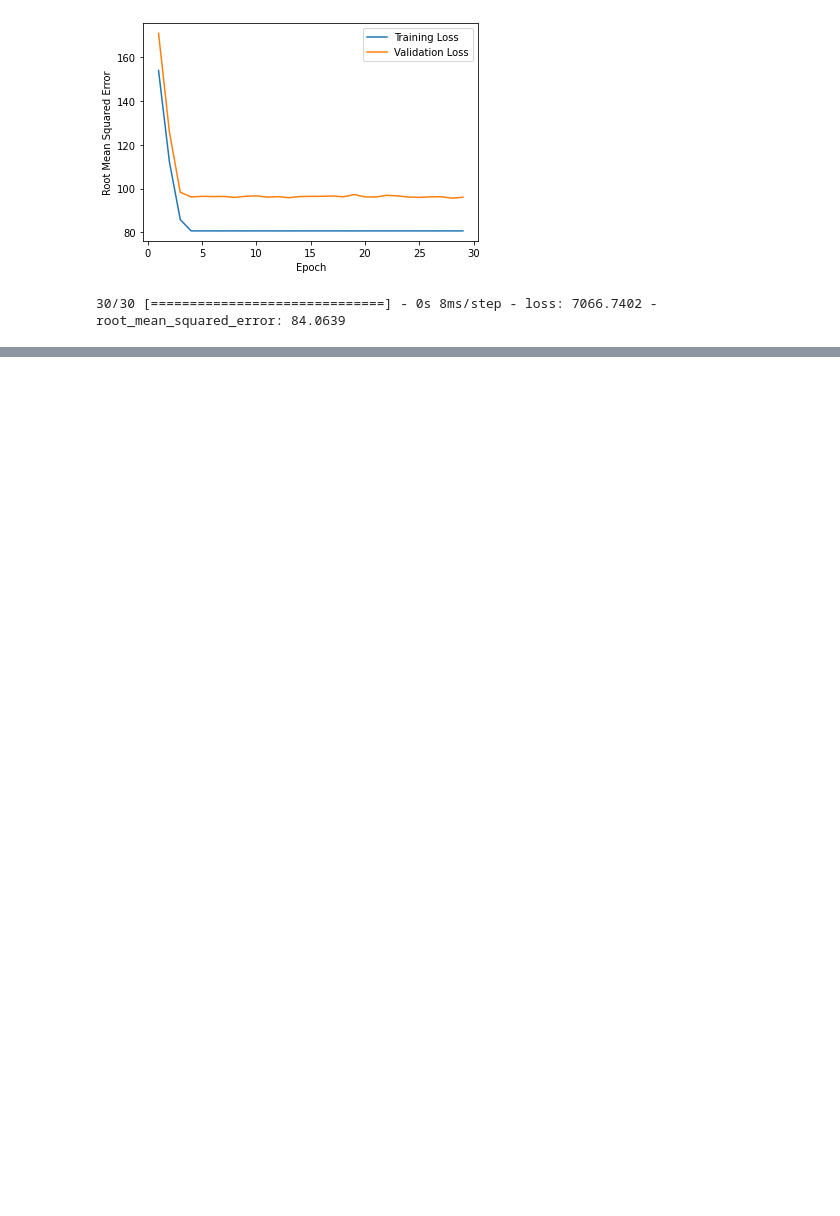
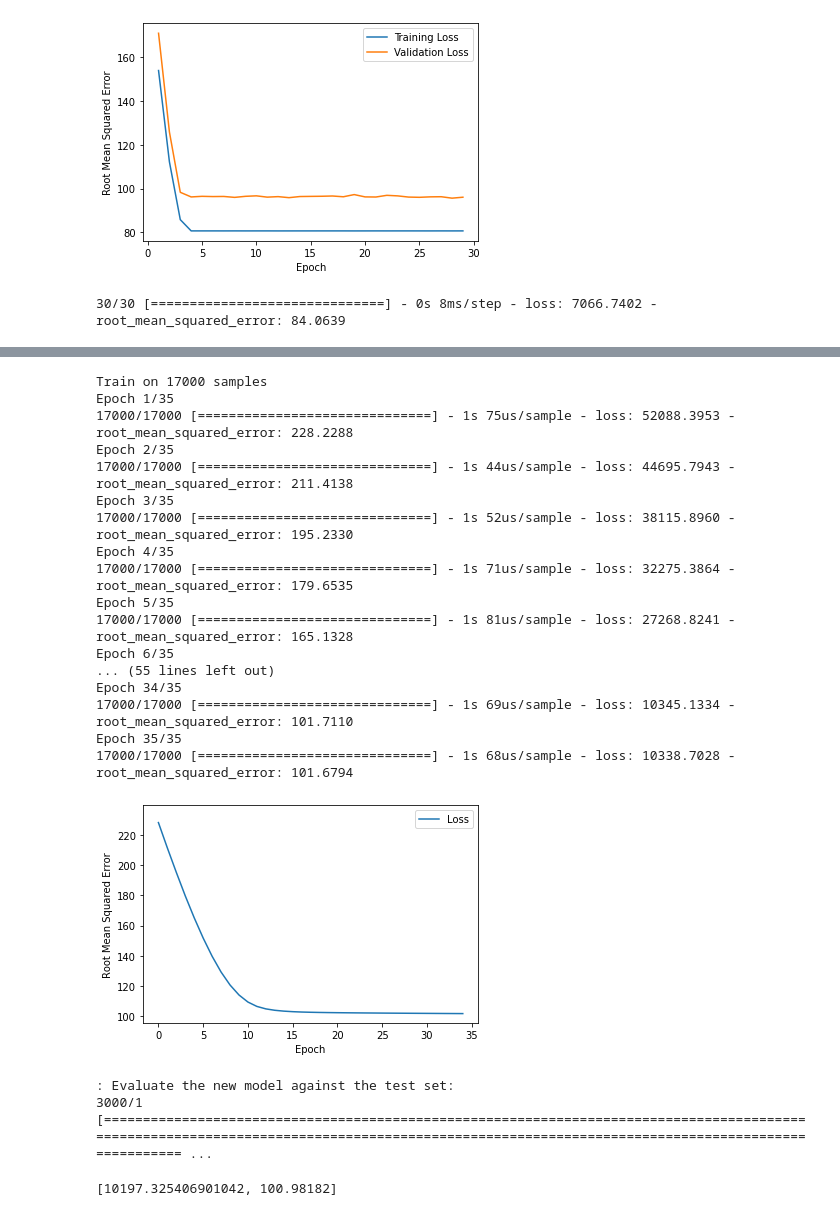
Before and after one commit to codekaust/My-Notes, a Jupyter notebook: Tensorflow/Tensorflow Crash Course/TF.ipynb, the cells around one changed output, grey strips where cells are left out. Saved outputs shown, nothing was run; the diff lists cells and outputs as text; code cells hidden in the pictures; blank space fills up the shorter version.

```diff
--- a/Tensorflow/Tensorflow Crash Course/TF.ipynb
+++ b/Tensorflow/Tensorflow Crash Course/TF.ipynb
@@ -743,0 +906,64 @@ Suppose that you had 1,000,000 different street names in your data set that you
+# %%
+resolution_in_degrees = 1.0
+
+# Create a new empty list that will eventually hold the generated feature column.
+feature_columns = []
+
+# Create a bucket feature column for latitude.
+latitude_as_a_numeric_column = tf.feature_column.numeric_column("latitude")
+latitude_boundaries = list(np.arange(int(min(train_df['latitude'])),
+                                     int(max(train_df['latitude'])),
+                                     resolution_in_degrees))
+latitude = tf.feature_column.bucketized_column(latitude_as_a_numeric_column,
+                                               latitude_boundaries)
+feature_columns.append(latitude)
+
+# Create a bucket feature column for longitude.
+longitude_as_a_numeric_column = tf.feature_column.numeric_column("longitude")
+longitude_boundaries = list(np.arange(int(min(train_df['longitude'])),
+                                      int(max(train_df['longitude'])),
+                                      resolution_in_degrees))
+longitude = tf.feature_column.bucketized_column(longitude_as_a_numeric_column,
+                                                longitude_boundaries)
+feature_columns.append(longitude)
+
+# Convert the list of feature columns into a layer that will ultimately become
+# part of the model. Understanding layers is not important right now.
+buckets_feature_layer = layers.DenseFeatures(feature_columns)
+# %%
+# The following variables are the hyperparameters.
+learning_rate = 0.04
+epochs = 35
+
+# Build the model, this time passing in the buckets_feature_layer.
+my_model = create_model(learning_rate, buckets_feature_layer)
+
+# Train the model on the training set.
+epochs, rmse = train_model(my_model, train_df, epochs, batch_size, label_name)
+
+plot_the_loss_curve(epochs, rmse)
+
+print("\n: Evaluate the new model against the test set:")
+my_model.evaluate(x=test_features, y=test_label, batch_size=batch_size)
+# %% [output]
+Train on 17000 samples
+Epoch 1/35
+17000/17000 [==============================] - 1s 75us/sample - loss: 52088.3953 - root_mean_squared_error: 228.2288
+Epoch 2/35
+17000/17000 [==============================] - 1s 44us/sample - loss: 44695.7943 - root_mean_squared_error: 211.4138
+Epoch 3/35
+17000/17000 [==============================] - 1s 52us/sample - loss: 38115.8960 - root_mean_squared_error: 195.2330
+Epoch 4/35
+17000/17000 [==============================] - 1s 71us/sample - loss: 32275.3864 - root_mean_squared_error: 179.6535
+Epoch 5/35
+17000/17000 [==============================] - 1s 81us/sample - loss: 27268.8241 - root_mean_squared_error: 165.1328
+Epoch 6/35
+... (55 lines left out)
+Epoch 34/35
+17000/17000 [==============================] - 1s 69us/sample - loss: 10345.1334 - root_mean_squared_error: 101.7110
+Epoch 35/35
+17000/17000 [==============================] - 1s 68us/sample - loss: 10338.7028 - root_mean_squared_error: 101.6794
+[figure, added]
+: Evaluate the new model against the test set:
+3000/1 [================================================================================================================================================================================================ ...
+[10197.325406901042, 100.98182]
```
Also changed, not shown: parts of 10 cells of this notebook.
